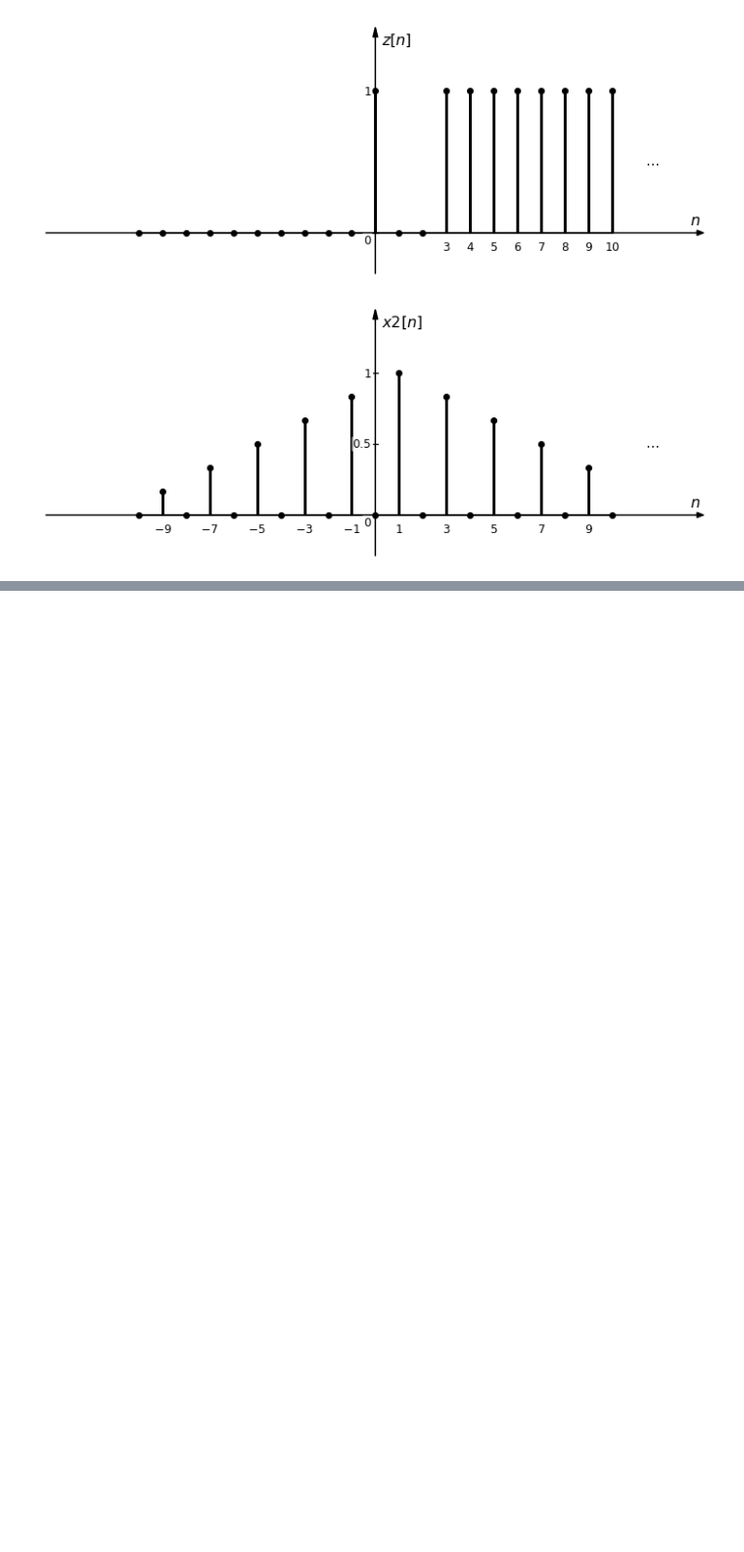
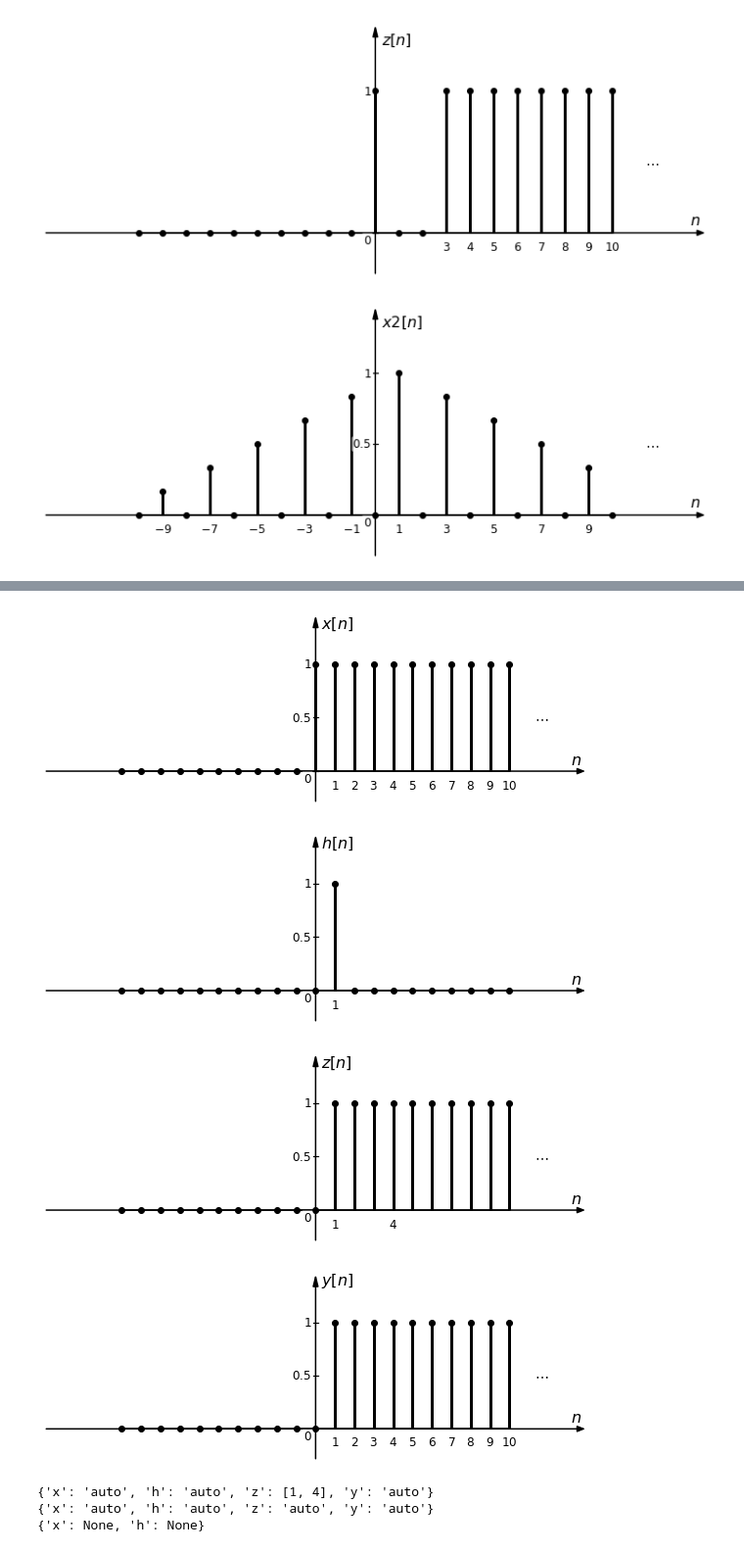
Before and after one commit to miguelmartfern/BlockDiagrams, a Jupyter notebook: docs/notebooks/discrete_signal_examples.ipynb, the cells around one changed output, grey strips where cells are left out. Shown at 98% size. Saved outputs shown, nothing was run; the diff lists cells and outputs as text; code cells hidden in the pictures; blank space fills up the shorter version.

```diff
--- a/docs/notebooks/discrete_signal_examples.ipynb
+++ b/docs/notebooks/discrete_signal_examples.ipynb
@@ -174,0 +189,24 @@ dsp.convolution_anim("x", "h")
+# %%
+from signalblocks import DiscreteSignalPlotter
+
+dsp = DiscreteSignalPlotter(horiz_range=(-10, 10), figsize=(8, 3))
+
+dsp.add_signal("x[n] = u(n)")
+dsp.add_signal("h[n] = delta[n-1]")
+dsp.add_signal("z[n]=conv(x[n], h[n])", xticks=[1, 4])
+dsp.plot('x')
+dsp.plot('h')
+dsp.plot('z')
+dsp.plot_convolution('x','h')
+
+print(dsp.signal_xticks)
+print(dsp.signal_yticks)
+print(dsp.signal_xticks_delta)
+# %% [output]
+[figure, added]
+[figure, added]
+[figure, added]
+[figure, added]
+{'x': 'auto', 'h': 'auto', 'z': [1, 4], 'y': 'auto'}
+{'x': 'auto', 'h': 'auto', 'z': 'auto', 'y': 'auto'}
+{'x': None, 'h': None}
```
Also changed, not shown: parts of 5 cells of this notebook, 1 other file.
